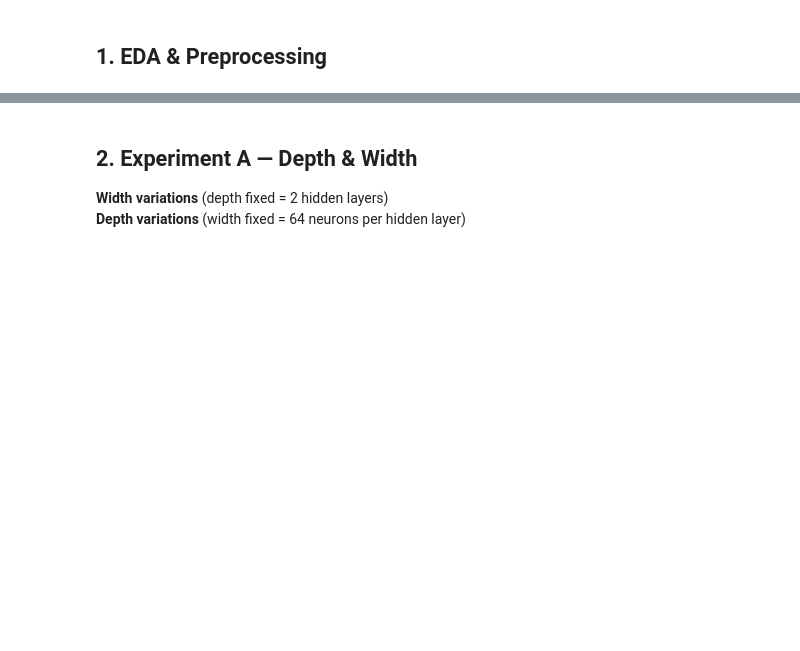
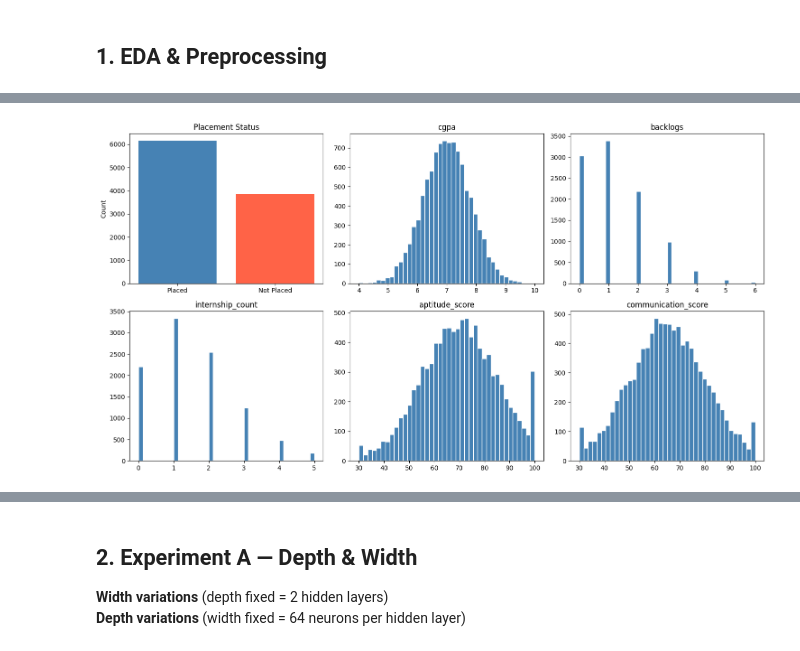
Before and after one commit to KennethhPoenadi/ML-Xianglongbao, a Jupyter notebook: src/test.ipynb, the cells around one changed output, grey strips where cells are left out. Saved outputs shown, nothing was run; the diff lists cells and outputs as text; code cells hidden in the pictures; blank space fills up the shorter version.

```diff
--- a/src/test.ipynb
+++ b/src/test.ipynb
@@ -36,17 +69,20 @@ print(df["placement_status"].value_counts())
 # %%
-# ── Visualise target & numerical features ──────────────────────────────────
 fig, axes = plt.subplots(2, 3, figsize=(15, 8))
 axes = axes.flatten()
 
-df["placement_status"].value_counts().plot(kind="bar", ax=axes[0], color=["steelblue","tomato"])
+counts = df["placement_status"].value_counts()
+axes[0].bar(counts.index, counts.values, color=["steelblue", "tomato"])
 axes[0].set_title("Placement Status")
-axes[0].set_xlabel(""); axes[0].set_ylabel("Count")
+axes[0].set_ylabel("Count")
 
-num_cols = ["cgpa","backlogs","internship_count","aptitude_score","communication_score","internship_quality_score"]
+num_cols = ["cgpa", "backlogs", "internship_count",
+            "aptitude_score", "communication_score", "internship_quality_score"]
 for ax, col in zip(axes[1:], num_cols):
-    ax.hist(df[col], bins=40, color="steelblue", edgecolor="white")
+    ax.hist(df[col].values, bins=40, color="steelblue", edgecolor="white")
     ax.set_title(col)
 
 plt.tight_layout()
 plt.show()
+# %% [output]
+[figure, added]
 # %%
```
Also changed, not shown: parts of 18 cells of this notebook, 4 other files.
